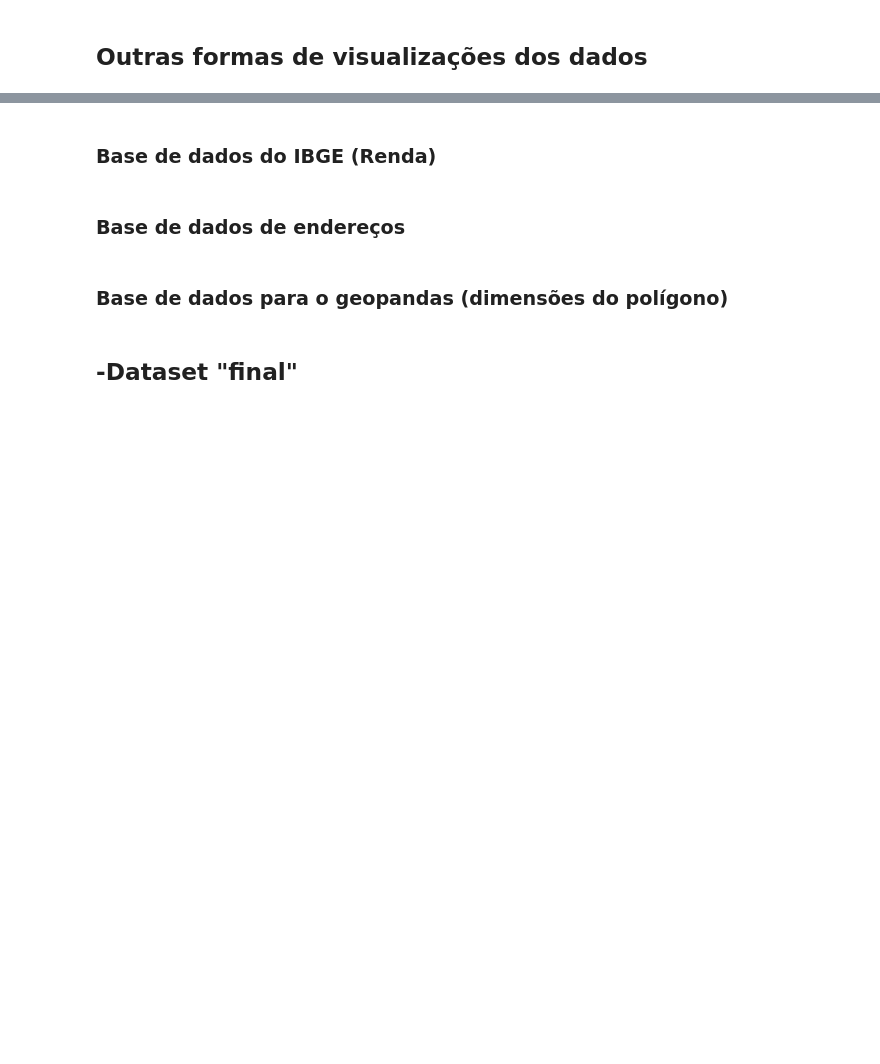
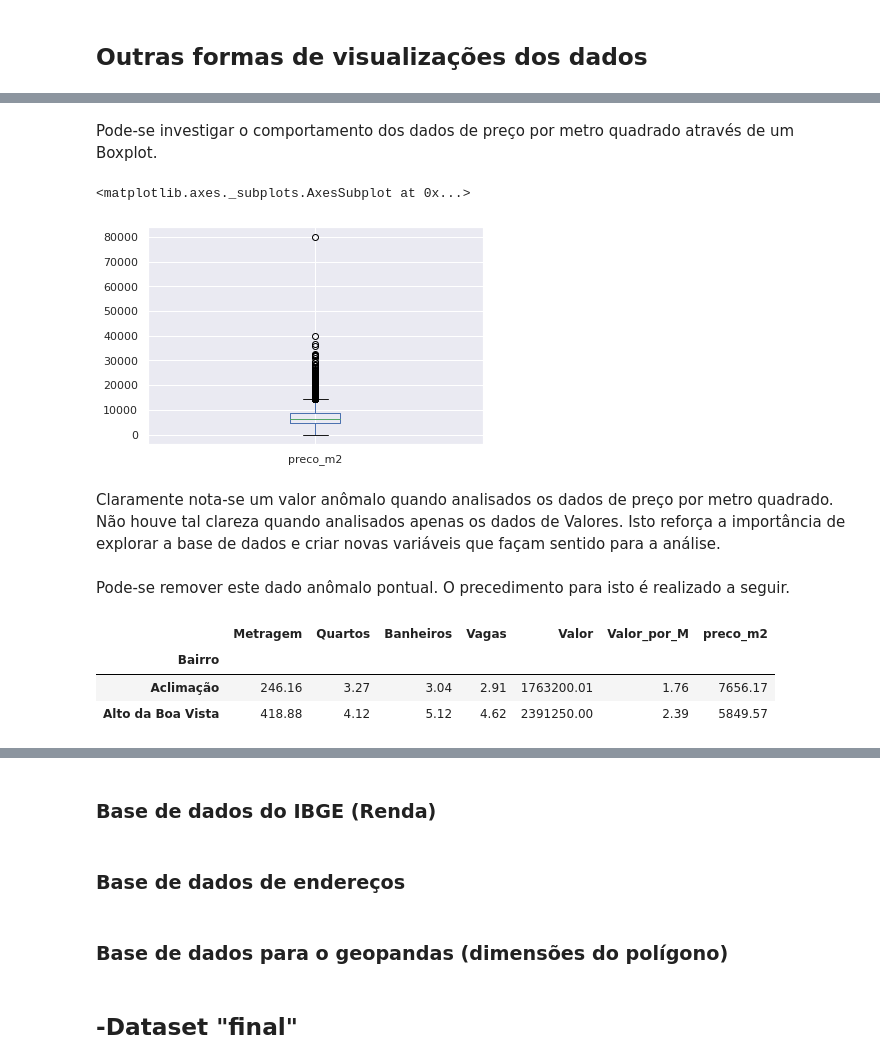
Before and after one commit to yorinori/imersao_dados4_Alura, a Jupyter notebook: Projeto_Final_LeandroYorinori_Imersao_dados_04.ipynb, the cells around one changed output, grey strips where cells are left out. Cells and saved outputs as stored; diff of their text form; code cells hidden in the pictures; blank space fills up the shorter version.

```diff
--- a/Projeto_Final_LeandroYorinori_Imersao_dados_04.ipynb
+++ b/Projeto_Final_LeandroYorinori_Imersao_dados_04.ipynb
@@ -283,0 +289,4 @@ dados_vendas = dados_vendas_IQR
+# %%
+# Criando uma nova coluna com o preço por metro quadrado
+dados_vendas_IQR["preco_m2"] = dados_vendas_IQR["Valor"] / dados_vendas_IQR["Metragem"]
+dados_vendas_IQR.head(2)
@@ -283,0 +297,11 @@ dados_vendas = dados_vendas_IQR
+# %% [markdown]
+Pode-se investigar o comportamento dos dados de preço por metro quadrado através de um Boxplot.
+# %%
+dados_vendas_IQR["preco_m2"].plot.box()
+# %% [output]
+<matplotlib.axes._subplots.AxesSubplot at 0x...>
+[figure, added]
+# %% [markdown]
+Claramente nota-se um valor anômalo quando analisados os dados de preço por metro quadrado. Não houve tal clareza quando analisados apenas os dados de Valores. Isto reforça a importância de explorar a base de dados e criar novas variáveis que façam sentido para a análise.
+# %% [markdown]
+Pode-se remover este dado anômalo pontual. O precedimento para isto é realizado a seguir.
@@ -283,0 +314,9 @@ dados_vendas = dados_vendas_IQR
+# %%
+# Agrupando os dados por bairro
+agrupado = dados_vendas_IQR.groupby("Bairro")
+agrupado.mean().head(2)
+# %% [output]
+|  | Metragem | Quartos | Banheiros | Vagas | Valor | Valor_por_M | preco_m2 |
+| Bairro |  |  |  |  |  |  |  |
+| Aclimação | 246.16 | 3.27 | 3.04 | 2.91 | 1763200.01 | 1.76 | 7656.17 |
+| Alto da Boa Vista | 418.88 | 4.12 | 5.12 | 4.62 | 2391250.00 | 2.39 | 5849.57 |
```
Also changed, not shown: parts of 26 cells of this notebook.
